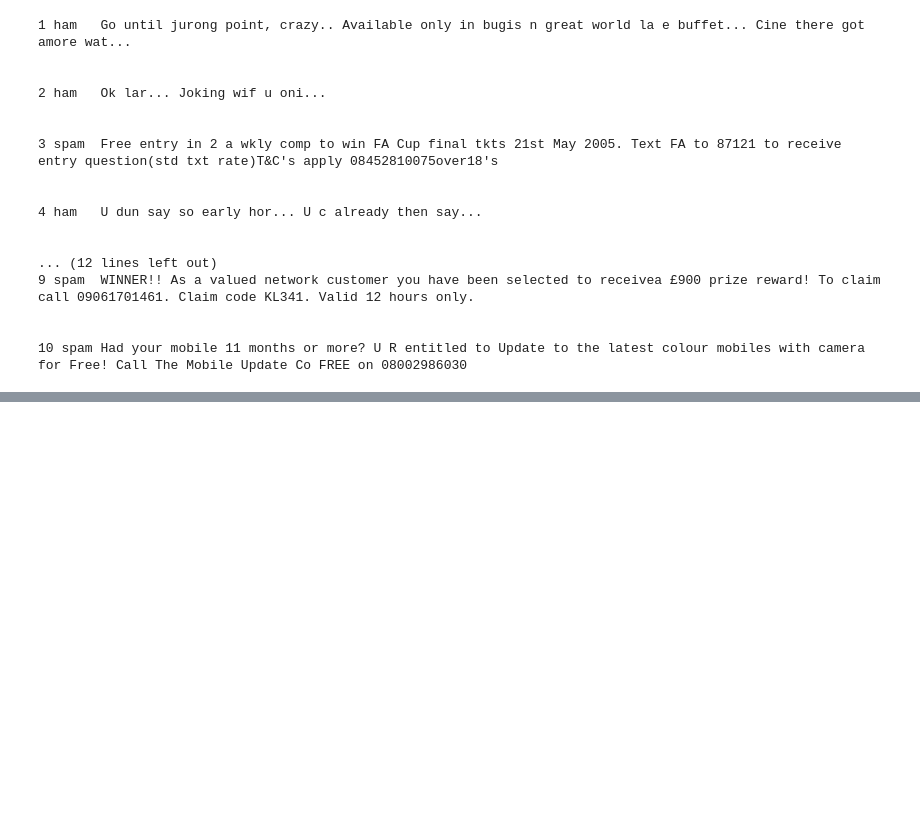
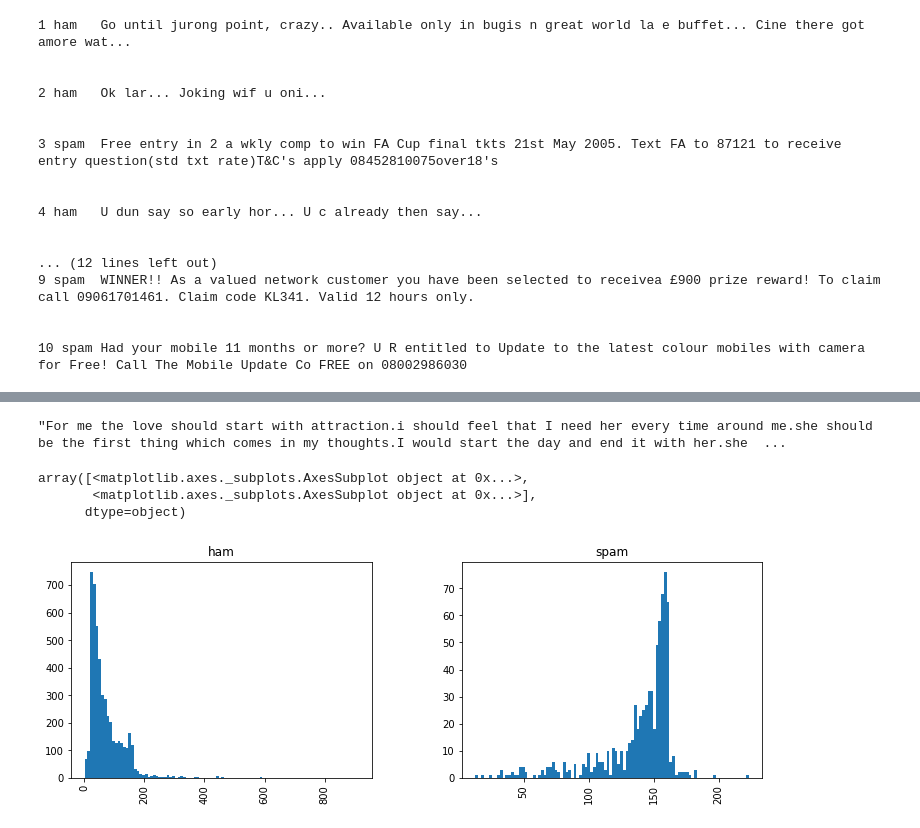
Before and after one commit to kbrook10/bootcamp_python_for_data_science_and_machine_learning, a Jupyter notebook: support_files/Machine Learning Sections/Natural-Language-Processing/natural_language_processing_practice.ipynb, the cells around one changed output, grey strips where cells are left out. Drawn from its saved outputs; the diff is of its cells as text; code cells hidden in the pictures; blank space fills up the shorter version.

```diff
--- a/support_files/Machine Learning Sections/Natural-Language-Processing/natural_language_processing_practice.ipynb
+++ b/support_files/Machine Learning Sections/Natural-Language-Processing/natural_language_processing_practice.ipynb
@@ -79,3 +178,18 @@ for count, message in enumerate(messages[:10], 1):
+# %%
+# Print the full length of the message string
+
+messages[messages['length'] == 910]['message'].iloc[0]
+# %% [output]
+"For me the love should start with attraction.i should feel that I need her every time around me.she should be the first thing which comes in my thoughts.I would start the day and end it with her.she  ...
+# %%
+# Display a histogram of the message lengths by label type
+
+messages.hist(column='length', by='label', bins=100, figsize=(12,4))
+# %% [output]
+array([<matplotlib.axes._subplots.AxesSubplot object at 0x...>,
+       <matplotlib.axes._subplots.AxesSubplot object at 0x...>],
+      dtype=object)
+[figure, added]
 # %%
 ### Step 1 -
 # %%
```
Also changed, not shown: parts of 20 cells of this notebook.
